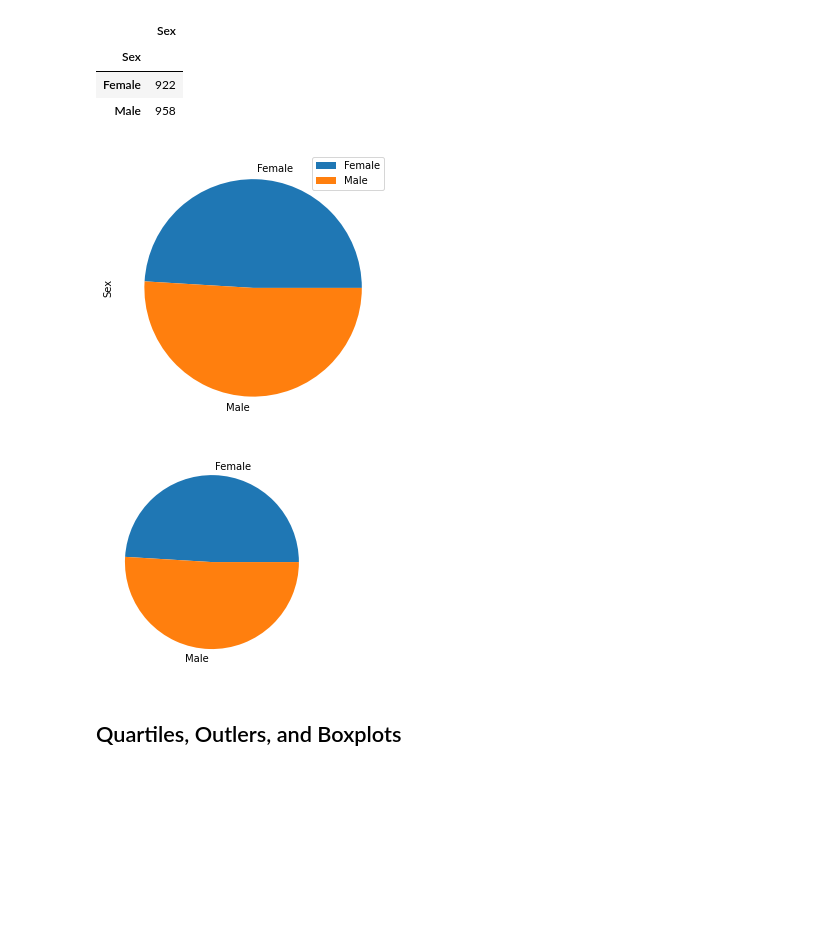
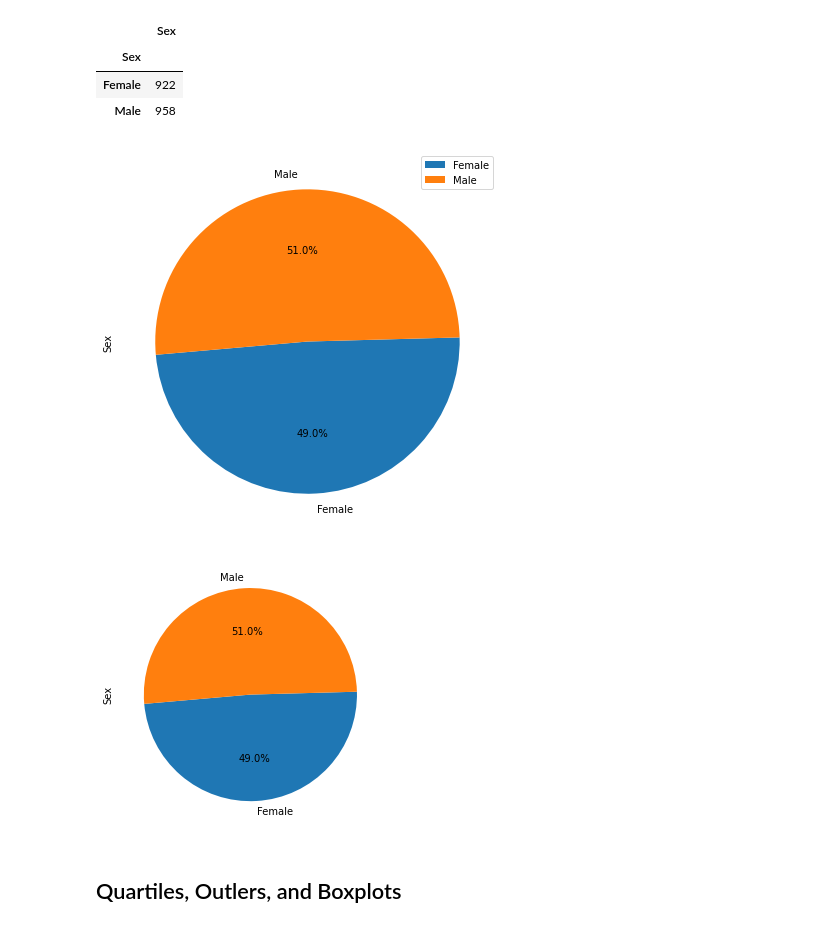
Before and after one commit to andrewdhawthorne/Module-5-Matplotlib-Challenge, a Jupyter notebook: Pymaceuticals/Pymaceuticals_student_solution.ipynb, the cells around one changed output. Saved outputs shown, nothing was run; the diff lists cells and outputs as text; code cells hidden in the pictures; blank space fills up the shorter version.

```diff
--- a/Pymaceuticals/Pymaceuticals_student_solution.ipynb
+++ b/Pymaceuticals/Pymaceuticals_student_solution.ipynb
@@ -182,17 +182,19 @@ mice_gender_df
 | Female | 922 |
 | Male | 958 |
 # %%
-gender_chart = mice_gender_df.plot.pie(y="Sex", figsize=(5,5))
+gender_pie1 = mice_gender_df.plot.pie(y="Sex", startangle=185, autopct="%1.1f%%", figsize=(7,7))
 plt.show()
 # %% [output]
-[figure, old version]
+[figure, new version]
 # %%
 # Generate a pie plot showing the distribution of female versus male mice using pyplot
-labels = ["Female", "Male"]
-sizes = [922, 958]
-plt.pie(sizes, labels=labels)
+gender_pie2 = mice_gender_df["Sex"]
+gender_labels = ["Female", "Male"]
+plt.pie(gender_pie2, labels=gender_labels, startangle=185, autopct="%1.1f%%")
+plt.ylabel("Sex")
+plt.tight_layout()
 plt.show()
 # %% [output]
-[figure, old version]
+[figure, new version]
 # %% [markdown]
 ## Quartiles, Outlers, and Boxplots
```
Also changed, not shown: parts of 6 cells of this notebook.
